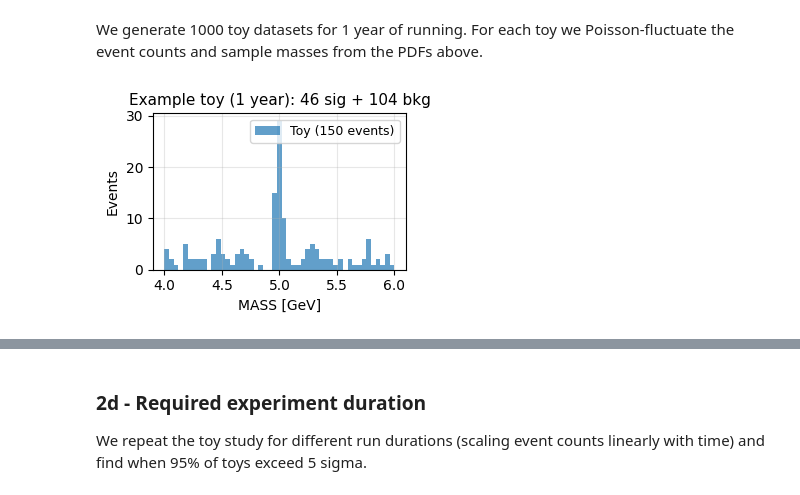
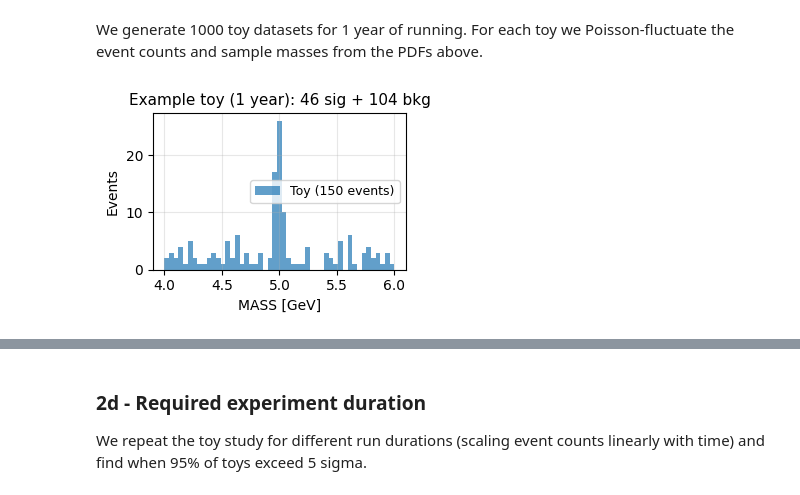
Before and after one commit to liuzzle/particle-discovery, a Jupyter notebook: particle_discovery.ipynb, the cells around one changed output, grey strips where cells are left out. Cells and saved outputs as stored; diff of their text form; code cells hidden in the pictures.

```diff
--- a/particle_discovery.ipynb
+++ b/particle_discovery.ipynb
@@ -128,37 +134,27 @@ The Fisher score quantifies how well a single feature separates two classes:
 
 $$F = \frac{(\mu_s - \mu_b)^2}{\sigma_s^2 + \sigma_b^2}$$
 # %%
-# compute Fisher score for each feature
 fisher_scores = {}
-
-# iterate over features and compute Fisher score using mean and variance of signal and background
 for feat in features:
     mu_s, mu_b = sig[feat].mean(), bkg[feat].mean()
     var_s, var_b = sig[feat].var(), bkg[feat].var()
-    # fisher score is (mu_s - mu_b)^2 / (var_s + var_b)
     fisher_scores[feat] = (mu_s - mu_b)**2 / (var_s + var_b)
 
-# create a DataFrame to display the scores in a table
 fisher_df = pd.DataFrame({
     'Feature': list(fisher_scores.keys()),
     'Fisher Score': list(fisher_scores.values())
 })
-# sort by Fisher score in descending order
-fisher_df = fisher_df.sort_values('Fisher Score', ascending=False)
-# reset index for cleaner display
-fisher_df = fisher_df.reset_index(drop=True)
+fisher_df = fisher_df.sort_values('Fisher Score', ascending=False).reset_index(drop=True)
 
-# print the table of Fisher scores
 print(fisher_df.to_string(index=False))
 
-# plot the Fisher scores as a horizontal bar chart
 fig, ax = plt.subplots(figsize=(3.3, 2.5))
 ax.barh(fisher_df['Feature'], fisher_df['Fisher Score'])
 ax.set_xlabel('Fisher Score')
 ax.set_title('Fisher Score Ranking')
 ax.invert_yaxis() # highest score on top
 ax.grid(True, alpha=0.3, axis='x')
-plt.tight_layout() # adjust layout to prevent clipping of labels
+plt.tight_layout()
 plt.savefig('plots/fisher_scores.png', dpi=200, bbox_inches='tight')
 plt.show()
 
@@ -470,68 +418,50 @@ Expected events per year:
 # %% [markdown]
 We generate 1000 toy datasets for 1 year of running. For each toy we Poisson-fluctuate the event counts and sample masses from the PDFs above.
 # %%
-def sample_truncated_exp(background_slope, lo, hi, size):
-    """Sample from a truncated exponential distribution with parameter lambda, truncated to the range [lo, hi]."""
-    # generate uniform random numbers between 0 and 1
-    uniform_random_values = np.random.uniform(0, 1, size)
-    # CDF terms of the exponential distribution at the lower and upper bounds
-    cdf_term_lower = np.exp(-background_slope * lo)
-    cdf_term_upper = np.exp(-background_slope * hi)
-    # inverse CDF sampling for a truncated exponential distribution
-    return -np.log(cdf_term_lower - uniform_random_values * (cdf_term_lower - cdf_term_upper)) / background_slope
+def sample_truncated_exp(lam, lo, hi, size):
+    # inverse CDF sampling
+    u = np.random.uniform(0, 1, size)
+    c_lo = np.exp(-lam * lo)
+    c_hi = np.exp(-lam * hi)
+    return -np.log(c_lo - u * (c_lo - c_hi)) / lam
 
 def sample_truncated_gauss(mu, sigma, lo, hi, size):
-    """Sample from a truncated Gaussian distribution with parameters mu and sigma, truncated to the range [lo, hi]."""
-    # initialize an empty list to store the samples
-    accepted_samples = []
-    # keep sampling from a normal distribution until we have enough samples that fall within the range [lo, hi]
-    while len(accepted_samples) < size:
-        # sample more than needed to increase chance of enough in-range values
-        candidate_samples = np.random.normal(mu, sigma, size * 2)
-        # keep only values in the allowed mass window
-        candidate_samples = candidate_samples[(candidate_samples >= lo) & (candidate_samples <= hi)]
-        # append valid values
-        accepted_samples.extend(candidate_samples)
-    # return exactly the requested number of samples
-    return np.array(accepted_samples[:size])
+    # inverse CDF on the truncated Gaussian
+    u = np.random.uniform(0, 1, size)
+    c_lo = norm.cdf(lo, mu, sigma)
+    c_hi = norm.cdf(hi, mu, sigma)
+    return norm.ppf(c_lo + u * (c_hi - c_lo), mu, sigma)
 
-def generate_toy(expected_signal_count, expected_background_count, background_slope, mu=5.0, sigma=0.03, lo=4.0, hi=6.0):
-    """Generate a toy dataset with signal and background events."""
-    # sample the number of signal and background events from Poisson distributions
-    sampled_signal_count = np.random.poisson(expected_signal_count)
-    sampled_background_count = np.random.poisson(expected_background_count)
-    # sample the signal events from a truncated Gaussian distribution
-    signal_events = sample_truncated_gauss(mu, sigma, lo, hi, sampled_signal_count)
-    # sample the background events from a truncated exponential distribution
-    background_events = sample_truncated_exp(background_slope, lo, hi, sampled_background_count)
-    # combine and shuffle so signal/background are mixed
-    toy_mass_values = np.concatenate([signal_events, background_events])
-    np.random.shuffle(toy_mass_values)
-    # return masses and the sampled yields
-    return toy_mass_values, sampled_signal_count, sampled_background_count
+def generate_toy(mu_sig, mu_bkg, lam):
+    n_sig_sampled = np.random.poisson(mu_sig)
+    n_bkg_sampled = np.random.poisson(mu_bkg)
+    m_s = sample_truncated_gauss(MU, SIGMA, MASS_LO, MASS_HI, n_sig_sampled)
+    m_b = sample_truncated_exp(lam, MASS_LO, MASS_HI, n_bkg_sampled)
+    # shuffle so sig/bkg are mixed
+    m_toy = np.concatenate([m_s, m_b])
+    np.random.shuffle(m_toy)
+    return m_toy, n_sig_sampled, n_bkg_sampled
 
-# generate one toy for 1 year as a check
-np.random.seed(42)
-# generate a toy dataset (using expected yearly yields after BDT selection and fitted background slope)
-toy_mass_values, sampled_signal_count, sampled_background_count = generate_toy(
-    expected_signal_events_per_year, expected_background_events_per_year, fitted_background_slope
+# generate one toy for 1 year as a sanity check
+np.random.seed(SEED)
+m_toy, n_sig_sampled, n_bkg_sampled = generate_toy(
+    n_sig_per_year, n_bkg_per_year, lambda_fit
 )
 
-# plot the mass distribution of the toy dataset to see if we can visually identify a signal peak emerging from the background, using the same mass range and bins as before
 fig, ax = plt.subplots(figsize=(3.3, 2.5))
-bins = np.linspace(mass_lower_bound, mass_upper_bound, 50)
-ax.hist(toy_mass_values, bins=bins, histtype='stepfilled', alpha=0.7,
-        label=f'Toy ({len(toy_mass_values)} events)')
+bins = np.linspace(MASS_LO, MASS_HI, 50)
+ax.hist(m_toy, bins=bins, histtype='stepfilled', alpha=0.7,
+        label=f'Toy ({len(m_toy)} events)')
 ax.set_xlabel('MASS [GeV]')
 ax.set_ylabel('Events')
-ax.set_title(f'Example toy (1 year): {sampled_signal_count} sig + {sampled_background_count} bkg')
+ax.set_title(f'Example toy (1 year): {n_sig_sampled} sig + {n_bkg_sampled} bkg')
 ax.legend()
 ax.grid(True, alpha=0.3)
 plt.tight_layout()
 plt.savefig('plots/toy_example.png', dpi=200, bbox_inches='tight')
 plt.show()
 # %% [output]
-[figure, old version]
+[figure, new version]
 # %% [markdown]
 ### 2b - Fit toys and signal fraction
 
```
Also changed, not shown: parts of 30 cells of this notebook, 12 other files.
